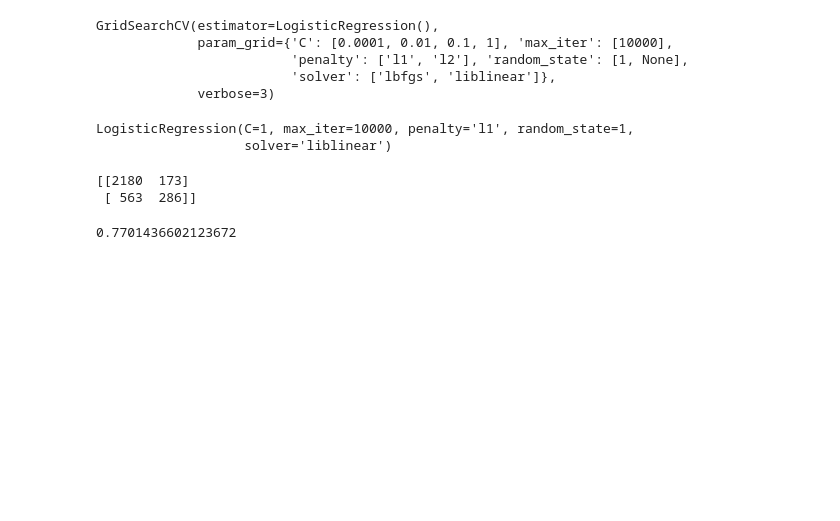
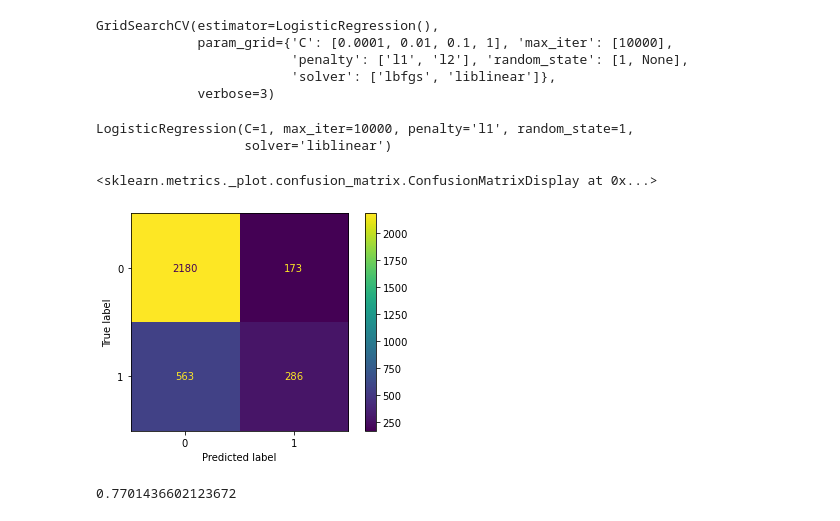
Before and after one commit to heliaRahimi/-ClassificationModels, a Jupyter notebook: LogisticRegression.ipynb, the cells around one changed output. Drawn from its saved outputs; the diff is of its cells as text; code cells hidden in the pictures; blank space fills up the shorter version.

```diff
--- a/LogisticRegression.ipynb
+++ b/LogisticRegression.ipynb
@@ -145,10 +146,10 @@ grid_predictions = grid.predict(X_test)
 # %%
 # confusion matrix
 from sklearn.metrics import confusion_matrix
-print(confusion_matrix(y_test, grid_predictions))
+ConfusionMatrixDisplay(confusion_matrix=confusion_matrix(y_test, grid_predictions)).plot()
 # %% [output]
-[[2180  173]
- [ 563  286]]
+<sklearn.metrics._plot.confusion_matrix.ConfusionMatrixDisplay at 0x...>
+[figure, added]
 # %%
 # accurate score
 from sklearn.metrics import accuracy_score
```
Also changed, not shown: parts of 4 cells of this notebook, 1 other file.
